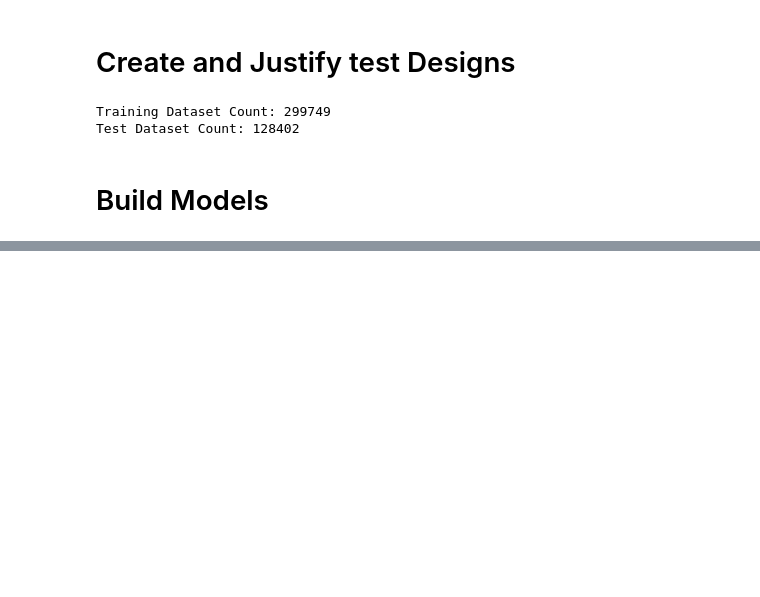
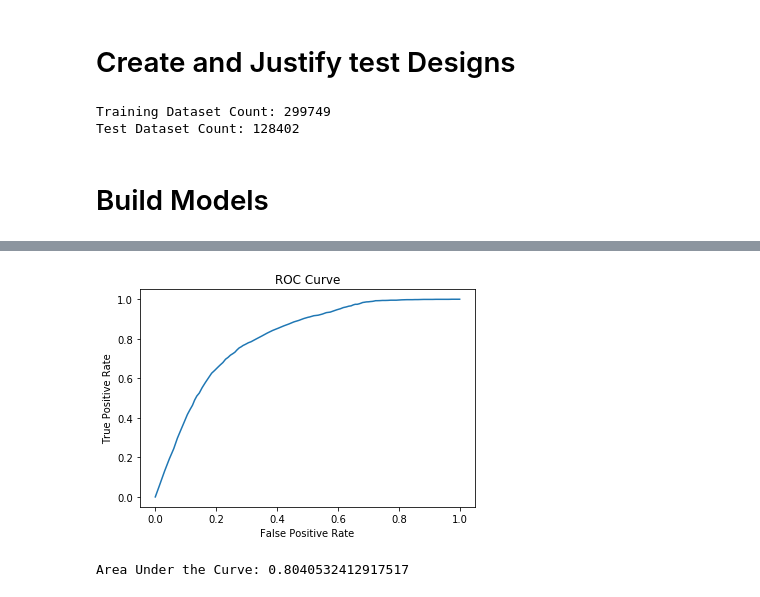
Before and after one commit to lkot611/LucasAng, a Jupyter notebook: Iteration 4.ipynb, the cells around one changed output, grey strips where cells are left out. Cells and saved outputs as stored; diff of their text form; code cells hidden in the pictures; blank space fills up the shorter version.

```diff
--- a/Iteration 4.ipynb
+++ b/Iteration 4.ipynb
@@ -336,0 +396,2 @@ predictions.filter(predictions['IsDrug'] == 0) \
+# %%
+final = final.select('IsDrug', 'DispositionMeaning', 'DayOfMonth', 'Hour', 'Month', 'AddressType')
@@ -336,0 +491,21 @@ predictions.filter(predictions['IsDrug'] == 0) \
+# %%
+# Let's get a summary of the data.
+training_summary = lr_model.summary
+
+# Convert the DataFrame to a Pandas DataFrame.
+ROC = training_summary.roc.toPandas()
+
+# Plot the true positive and false positive rates.
+plt.plot(ROC['FPR'],ROC['TPR'])
+
+# Define the labels.
+plt.ylabel('True Positive Rate')
+plt.xlabel('False Positive Rate')
+plt.title('ROC Curve')
+plt.show()
+
+# Print the AUC statistic.
+print('Area Under the Curve: ' + str(training_summary.areaUnderROC))
+# %% [output]
+[figure, added]
+Area Under the Curve: 0.8040532412917517
```
Also changed, not shown: parts of 29 cells of this notebook, 5 other files.
